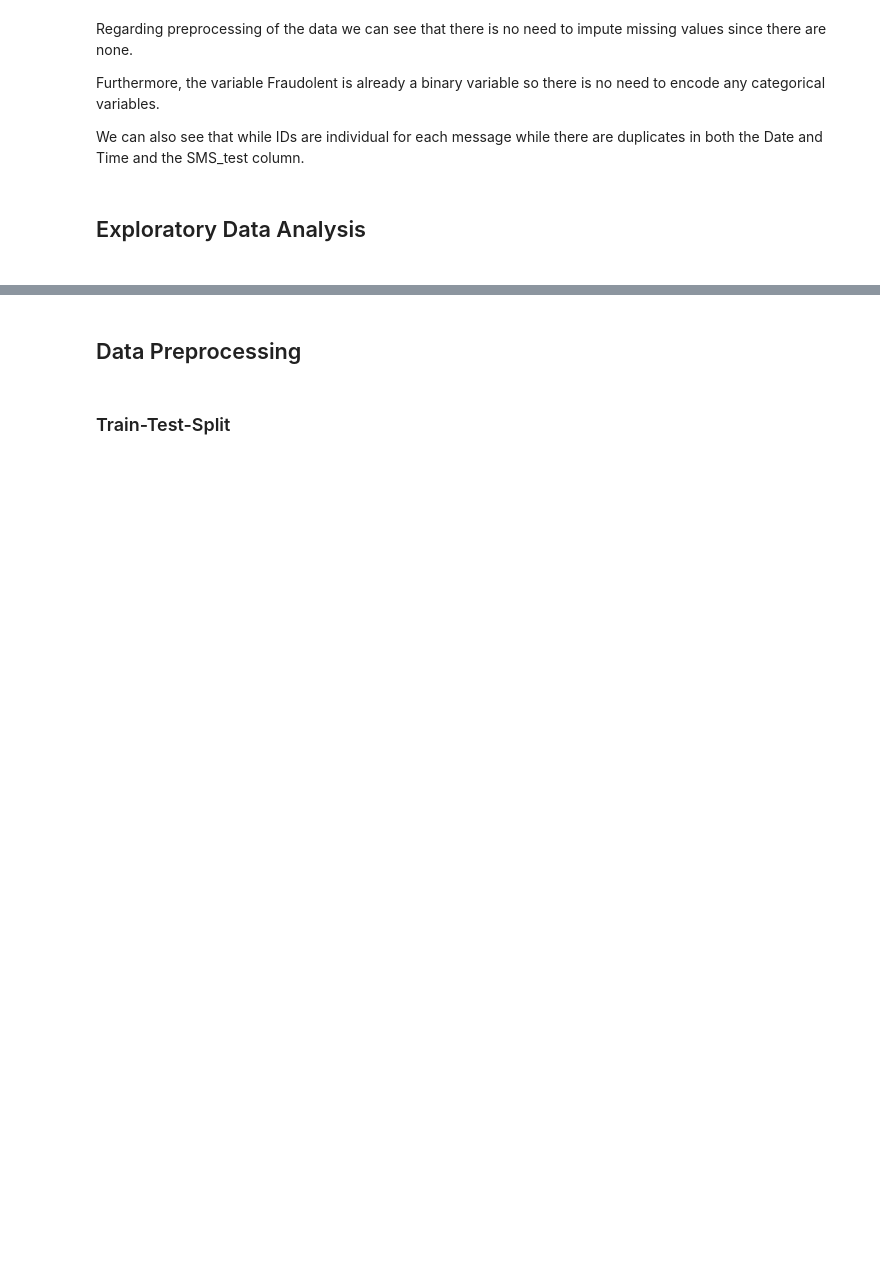
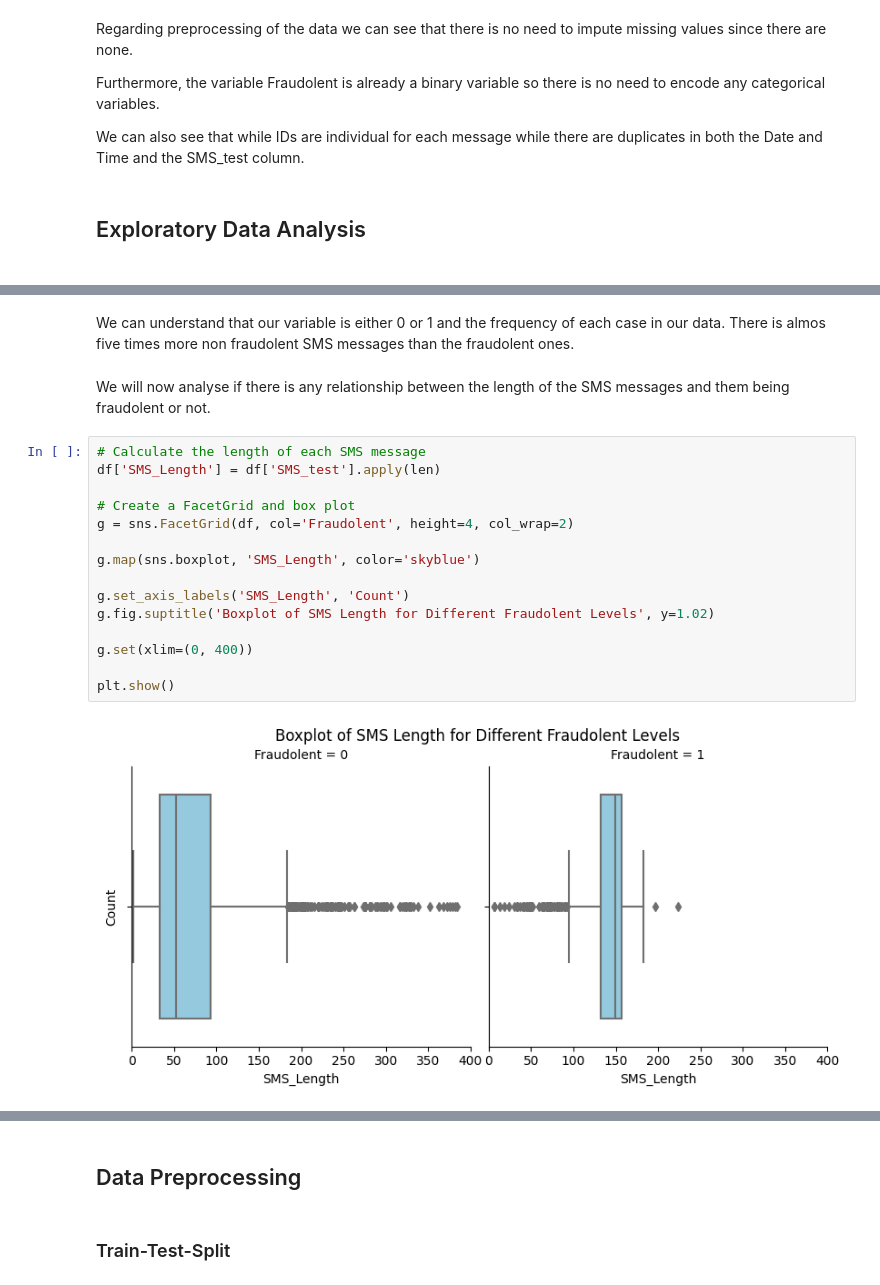
Before and after one commit to birnart/ai_safecom, a Jupyter notebook: main.ipynb, the cells around one changed output, grey strips where cells are left out. Cells and saved outputs as stored; diff of their text form; blank space fills up the shorter version.

```diff
--- a/main.ipynb
+++ b/main.ipynb
@@ -145,0 +137,22 @@ max       1.000000
+# %% [markdown]
+
+We can understand that our variable is either 0 or 1 and the frequency of each case in our data. There is almos five times more non fraudolent SMS messages than the fraudolent ones.
+# %% [markdown]
+We will now analyse if there is any relationship between the length of the SMS messages and them being fraudolent or not.
+# %%
+# Calculate the length of each SMS message
+df['SMS_Length'] = df['SMS_test'].apply(len)
+
+# Create a FacetGrid and box plot
+g = sns.FacetGrid(df, col='Fraudolent', height=4, col_wrap=2)
+
+g.map(sns.boxplot, 'SMS_Length', color='skyblue')
+
+g.set_axis_labels('SMS_Length', 'Count')
+g.fig.suptitle('Boxplot of SMS Length for Different Fraudolent Levels', y=1.02)
+
+g.set(xlim=(0, 400))
+
+plt.show()
+# %% [output]
+[figure, added]
```
Also changed, not shown: parts of 51 cells of this notebook.
